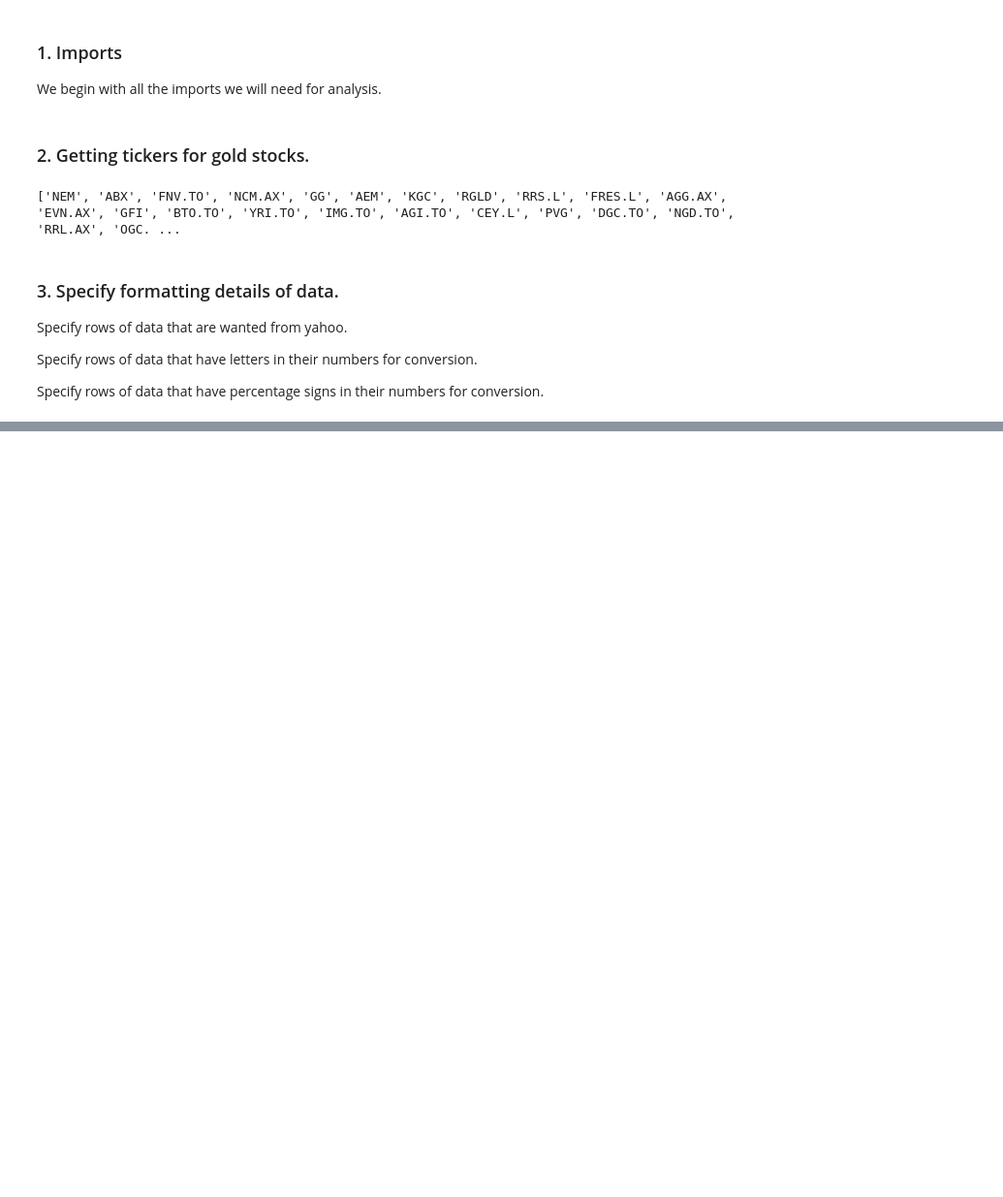
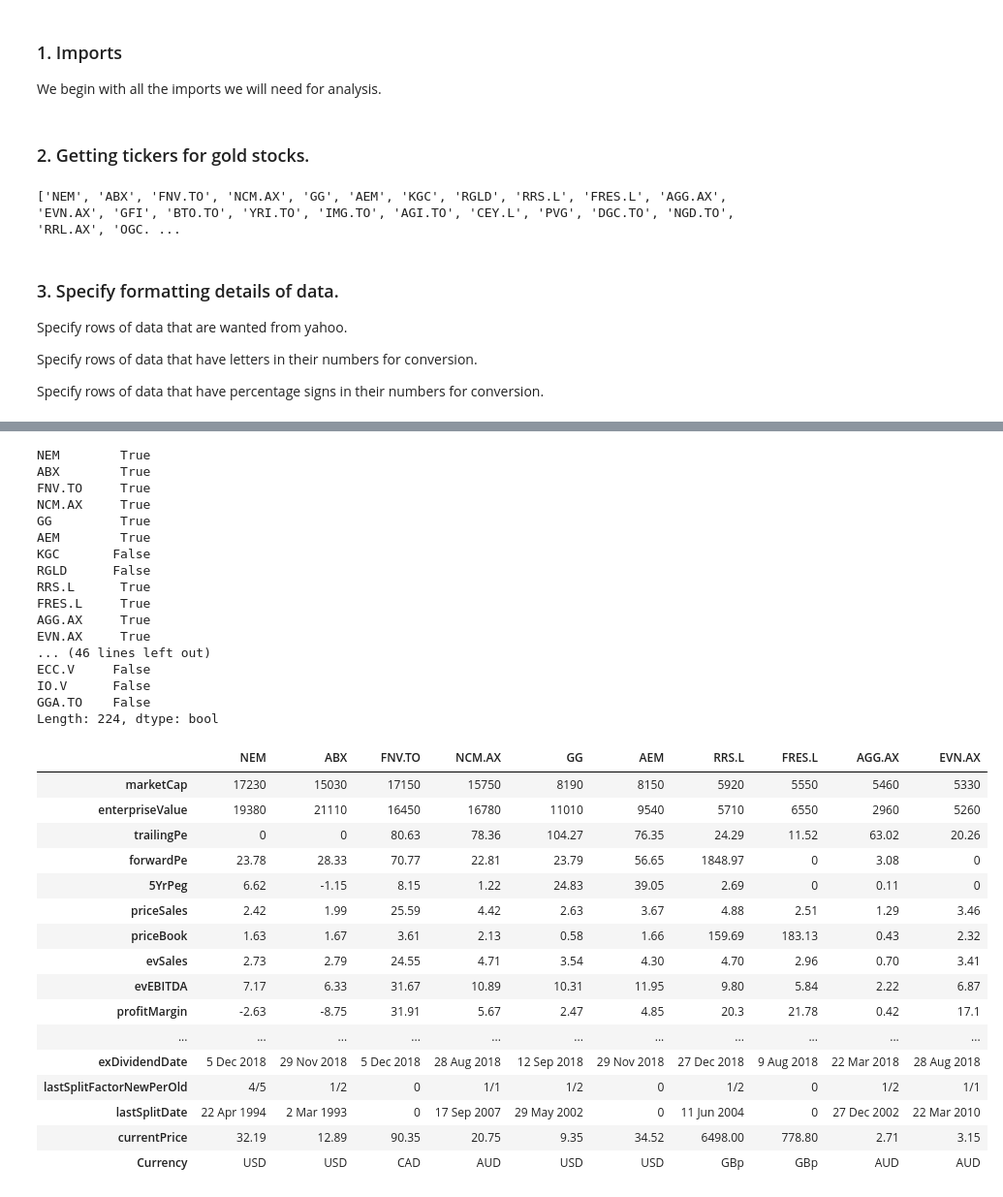
Before and after one commit to KaneKnight/stock-screener, a Jupyter notebook: Screener.ipynb, the cells around one changed output, grey strips where cells are left out. Shown: that part at 97% size. Saved outputs shown, nothing was run; the diff lists cells and outputs as text; code cells hidden in the pictures; blank space fills up the shorter version.

```diff
--- a/Screener.ipynb
+++ b/Screener.ipynb
@@ -45,7 +46,7 @@ def pickleLoader(stockTypes):
 #Look in cache if False, go to website if true.
 reloadGoldTickers = False
 
-badDataStocks = ["GLF.AX", "AZ.TO", "LEX.TO"]
+badDataStocks = ["GLF.AX", "AZ.TO", "LEX.TO", "RN.TO", "P.TO", "CSQ.V"]
 goldStockTickers = []
 
 if reloadGoldTickers:
@@ -272,0 +279,30 @@ KeyboardInterrupt:
+# %%
+def convertLetter(string):
+    if string == "0":
+        return 0
+    string = string.replace(",", "")
+    number = string[0:-1]
+    letter = string[-1]
+    if letter == "B":
+        return float(number) * 1000
+    if letter == "M":
+        return float(number)
+    if letter == "k":
+        return float(number) / 100
+
+def convertPercent(string):
+    if string == "0":
+        return 0
+    string = string.replace(",", "")
+    number = string[0:-1]
+    return float(number)
+
+# Create mask for letter numbers and convert them.
+letterMask = goldTickerData.index.isin(letterNumbers)
+goldTickerData[letterMask] = goldTickerData[letterMask].applymap(convertLetter)
+
+# Create mask for percentage numbers and convert them.
+percentageMask = goldTickerData.index.isin(percentageNumbers)
+goldTickerData[percentageMask] = goldTickerData[percentageMask].applymap(convertPercent)
+
+print(goldTickerData)
@@ -272,0 +327,39 @@ KeyboardInterrupt:
+# %%
+mask = (goldTickerData.loc["marketCap"] > 5000) & (goldTickerData.loc["revenue"] > 10)
+print(mask)
+goldTickerData.loc[:, mask.values]
+# %% [output]
+NEM        True
+ABX        True
+FNV.TO     True
+NCM.AX     True
+GG         True
+AEM        True
+KGC       False
+RGLD      False
+RRS.L      True
+FRES.L     True
+AGG.AX     True
+EVN.AX     True
+... (46 lines left out)
+ECC.V     False
+IO.V      False
+GGA.TO    False
+Length: 224, dtype: bool
+|  | NEM | ABX | FNV.TO | NCM.AX | GG | AEM | RRS.L | FRES.L | AGG.AX | EVN.AX |
+| marketCap | 17230 | 15030 | 17150 | 15750 | 8190 | 8150 | 5920 | 5550 | 5460 | 5330 |
+| enterpriseValue | 19380 | 21110 | 16450 | 16780 | 11010 | 9540 | 5710 | 6550 | 2960 | 5260 |
+| trailingPe | 0 | 0 | 80.63 | 78.36 | 104.27 | 76.35 | 24.29 | 11.52 | 63.02 | 20.26 |
+| forwardPe | 23.78 | 28.33 | 70.77 | 22.81 | 23.79 | 56.65 | 1848.97 | 0 | 3.08 | 0 |
+| 5YrPeg | 6.62 | -1.15 | 8.15 | 1.22 | 24.83 | 39.05 | 2.69 | 0 | 0.11 | 0 |
+| priceSales | 2.42 | 1.99 | 25.59 | 4.42 | 2.63 | 3.67 | 4.88 | 2.51 | 1.29 | 3.46 |
+| priceBook | 1.63 | 1.67 | 3.61 | 2.13 | 0.58 | 1.66 | 159.69 | 183.13 | 0.43 | 2.32 |
+| evSales | 2.73 | 2.79 | 24.55 | 4.71 | 3.54 | 4.30 | 4.70 | 2.96 | 0.70 | 3.41 |
+| evEBITDA | 7.17 | 6.33 | 31.67 | 10.89 | 10.31 | 11.95 | 9.80 | 5.84 | 2.22 | 6.87 |
+| profitMargin | -2.63 | -8.75 | 31.91 | 5.67 | 2.47 | 4.85 | 20.3 | 21.78 | 0.42 | 17.1 |
+| ... | ... | ... | ... | ... | ... | ... | ... | ... | ... | ... |
+| exDividendDate | 5 Dec 2018 | 29 Nov 2018 | 5 Dec 2018 | 28 Aug 2018 | 12 Sep 2018 | 29 Nov 2018 | 27 Dec 2018 | 9 Aug 2018 | 22 Mar 2018 | 28 Aug 2018 |
+| lastSplitFactorNewPerOld | 4/5 | 1/2 | 0 | 1/1 | 1/2 | 0 | 1/2 | 0 | 1/2 | 1/1 |
+| lastSplitDate | 22 Apr 1994 | 2 Mar 1993 | 0 | 17 Sep 2007 | 29 May 2002 | 0 | 11 Jun 2004 | 0 | 27 Dec 2002 | 22 Mar 2010 |
+| currentPrice | 32.19 | 12.89 | 90.35 | 20.75 | 9.35 | 34.52 | 6498.00 | 778.80 | 2.71 | 3.15 |
+| Currency | USD | USD | CAD | AUD | USD | USD | GBp | GBp | AUD | AUD |
```
Also changed, not shown: parts of 5 cells of this notebook.
